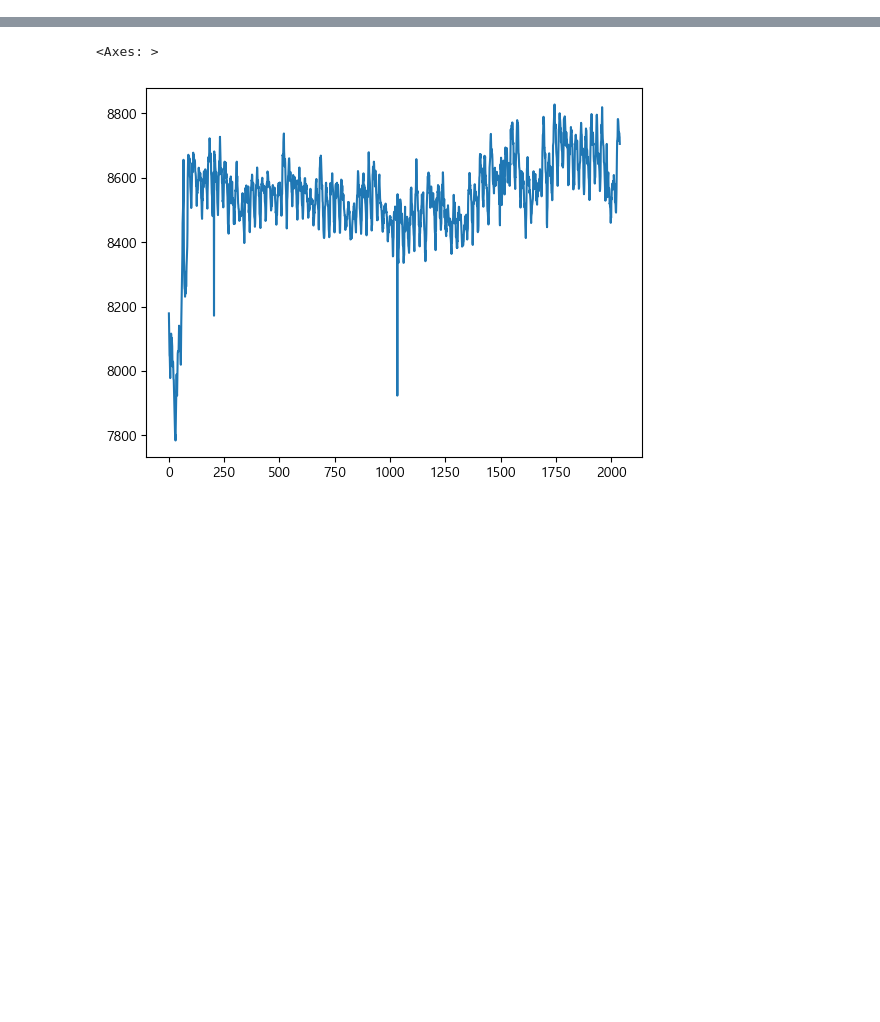
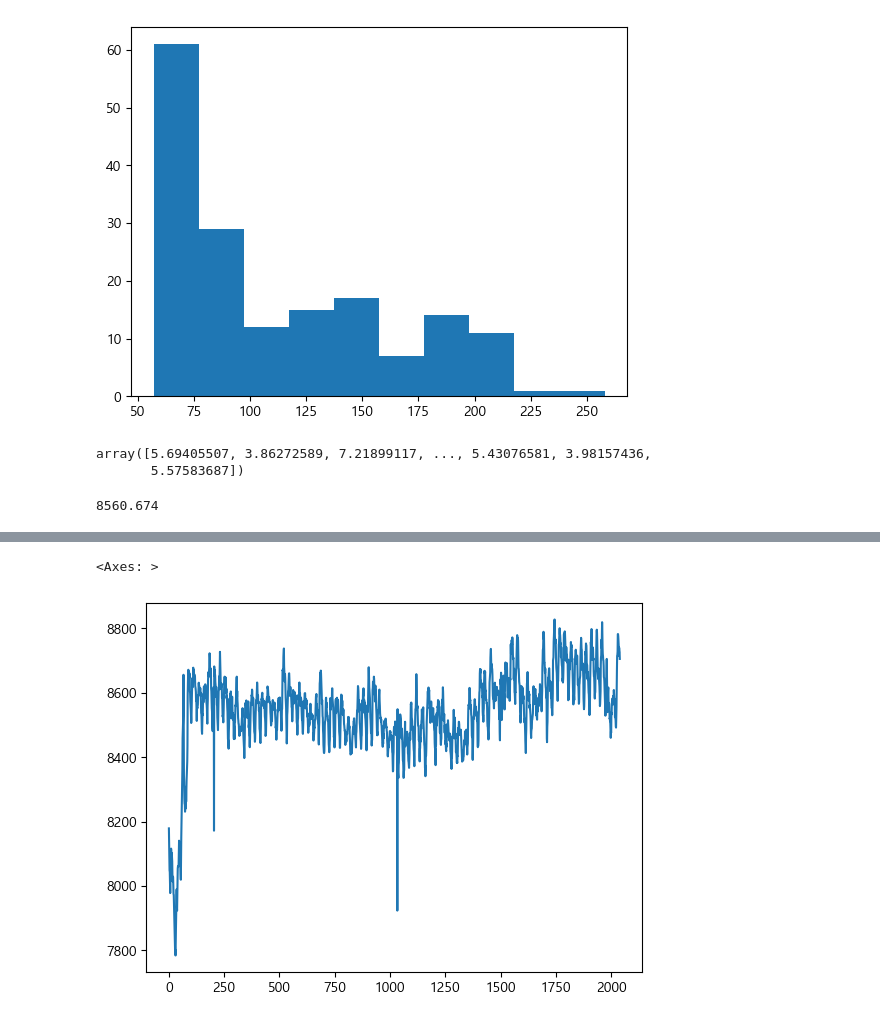
Before and after one commit to Jjineeq/Capstone_Design, a Jupyter notebook: energy_using.ipynb, the cells around one changed output, grey strips where cells are left out. Cells and saved outputs as stored; diff of their text form; code cells hidden in the pictures; blank space fills up the shorter version.

```diff
--- a/energy_using.ipynb
+++ b/energy_using.ipynb
@@ -139,0 +162,5 @@ eda_df[eda_df['num']==1]
+# %%
+plt.hist(total_df[total_df['num'] == 1].iloc[:,4], histtype='stepfilled')
+plt.show()
+# %% [output]
+[figure, added]
@@ -139,0 +169,9 @@ eda_df[eda_df['num']==1]
+# %%
+np.random.normal(5, 1, 50000)
+# %% [output]
+array([5.69405507, 3.86272589, 7.21899117, ..., 5.43076581, 3.98157436,
+       5.57583687])
+# %%
+total_df[total_df['num'] == 1].iloc[0,3]
+# %% [output]
+8560.674
```
Also changed, not shown: parts of 31 cells of this notebook.
